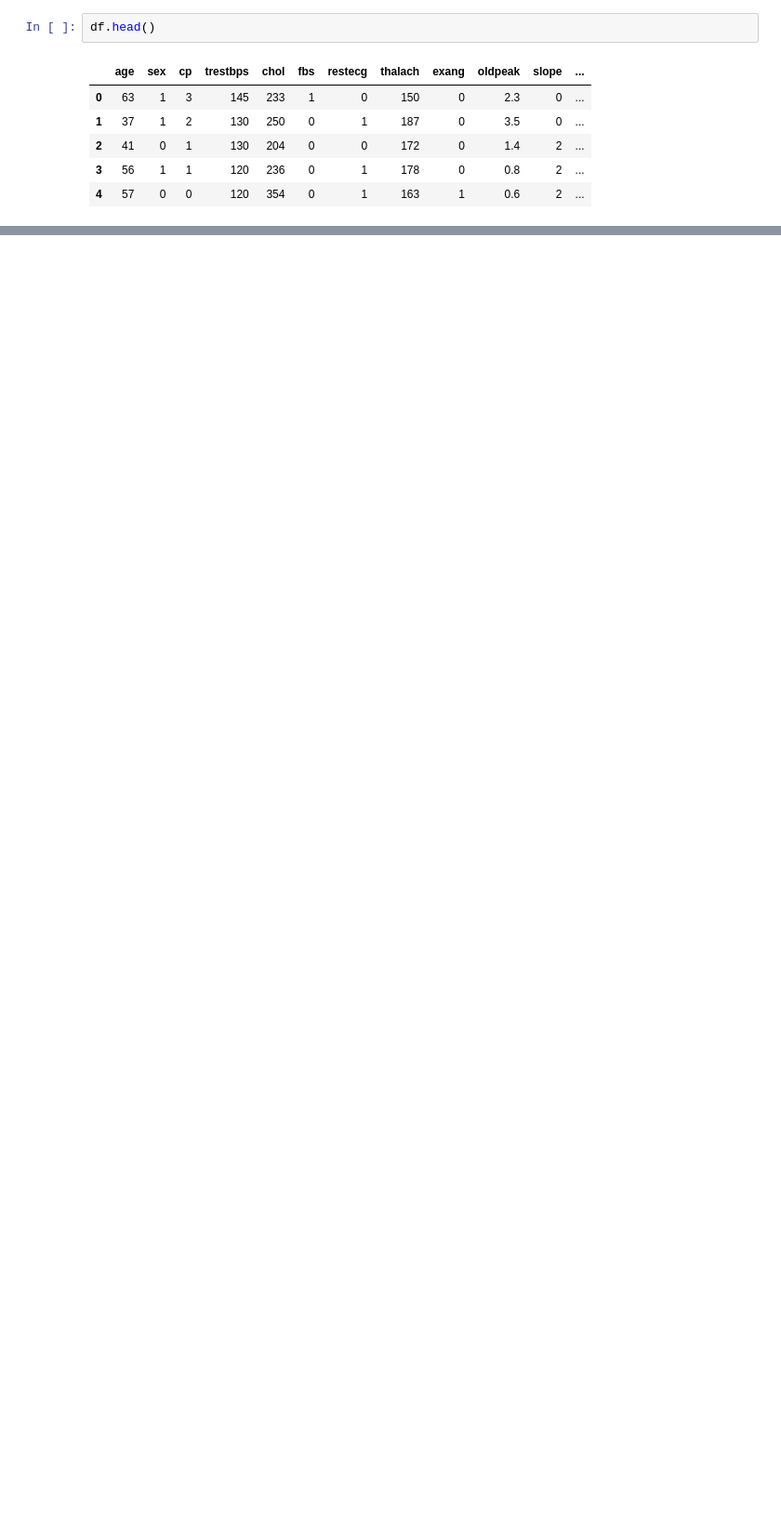
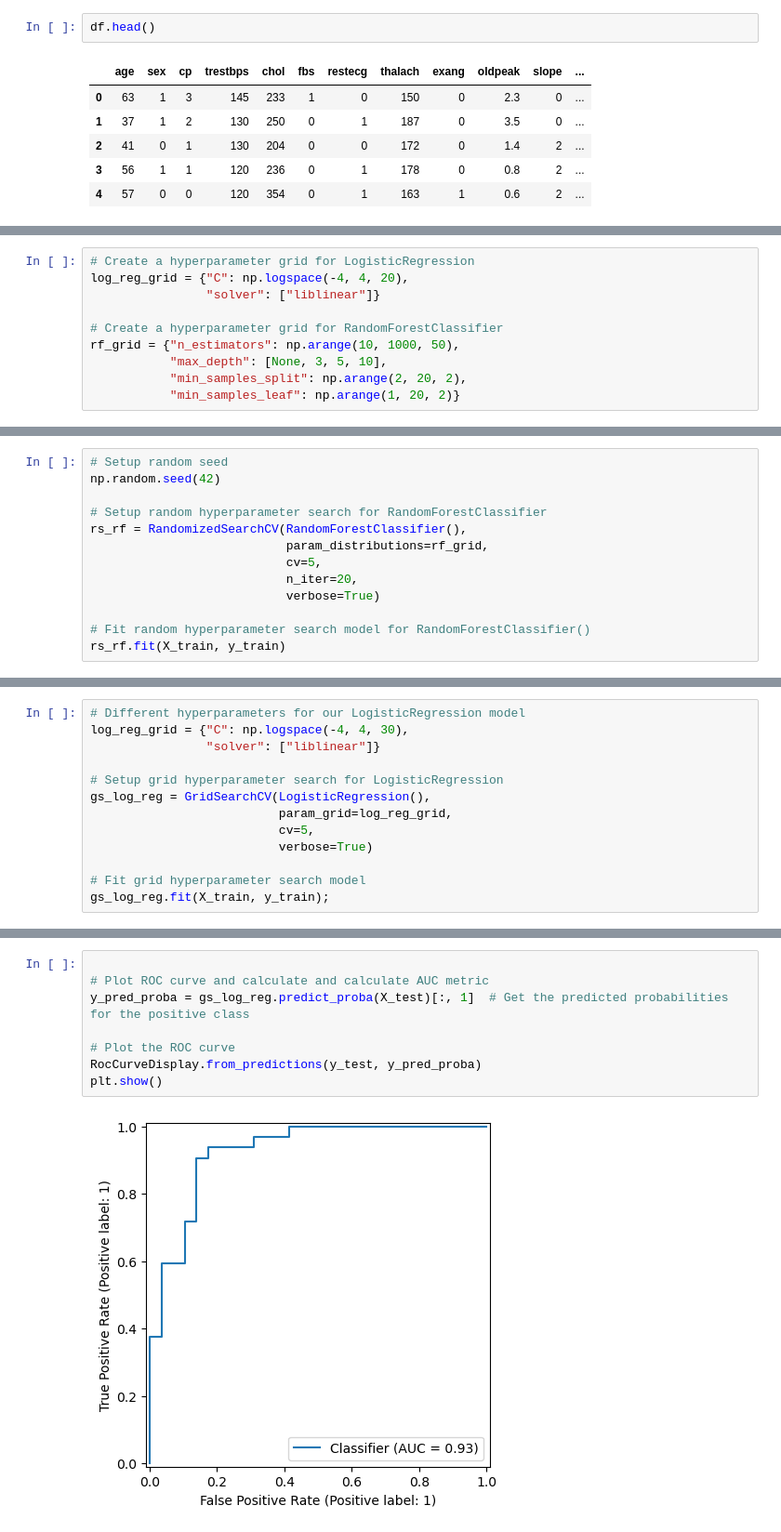
Before and after one commit to Hanadali818/Heart-disease, a Jupyter notebook: Heart-disease-classification.ipynb, the cells around one changed output, grey strips where cells are left out. Shown at 93% size. Cells and saved outputs as stored; diff of their text form; blank space fills up the shorter version.

```diff
--- a/Heart-disease-classification.ipynb
+++ b/Heart-disease-classification.ipynb
@@ -344,0 +594,10 @@ df.head()
+# %%
+# Create a hyperparameter grid for LogisticRegression
+log_reg_grid = {"C": np.logspace(-4, 4, 20),
+                "solver": ["liblinear"]}
+
+# Create a hyperparameter grid for RandomForestClassifier
+rf_grid = {"n_estimators": np.arange(10, 1000, 50),
+           "max_depth": [None, 3, 5, 10],
+           "min_samples_split": np.arange(2, 20, 2),
+           "min_samples_leaf": np.arange(1, 20, 2)}
@@ -344,0 +640,13 @@ df.head()
+# %%
+# Setup random seed
+np.random.seed(42)
+
+# Setup random hyperparameter search for RandomForestClassifier
+rs_rf = RandomizedSearchCV(RandomForestClassifier(),
+                           param_distributions=rf_grid,
+                           cv=5,
+                           n_iter=20,
+                           verbose=True)
+
+# Fit random hyperparameter search model for RandomForestClassifier()
+rs_rf.fit(X_train, y_train)
@@ -344,0 +679,13 @@ df.head()
+# %%
+# Different hyperparameters for our LogisticRegression model
+log_reg_grid = {"C": np.logspace(-4, 4, 30),
+                "solver": ["liblinear"]}
+
+# Setup grid hyperparameter search for LogisticRegression
+gs_log_reg = GridSearchCV(LogisticRegression(),
+                          param_grid=log_reg_grid,
+                          cv=5,
+                          verbose=True)
+
+# Fit grid hyperparameter search model
+gs_log_reg.fit(X_train, y_train);
@@ -344,0 +741,10 @@ df.head()
+# %%
+
+# Plot ROC curve and calculate and calculate AUC metric
+y_pred_proba = gs_log_reg.predict_proba(X_test)[:, 1]  # Get the predicted probabilities for the positive class
+
+# Plot the ROC curve
+RocCurveDisplay.from_predictions(y_test, y_pred_proba)
+plt.show()
+# %% [output]
+[figure, added]
```
Also changed, not shown: parts of 39 cells of this notebook.
